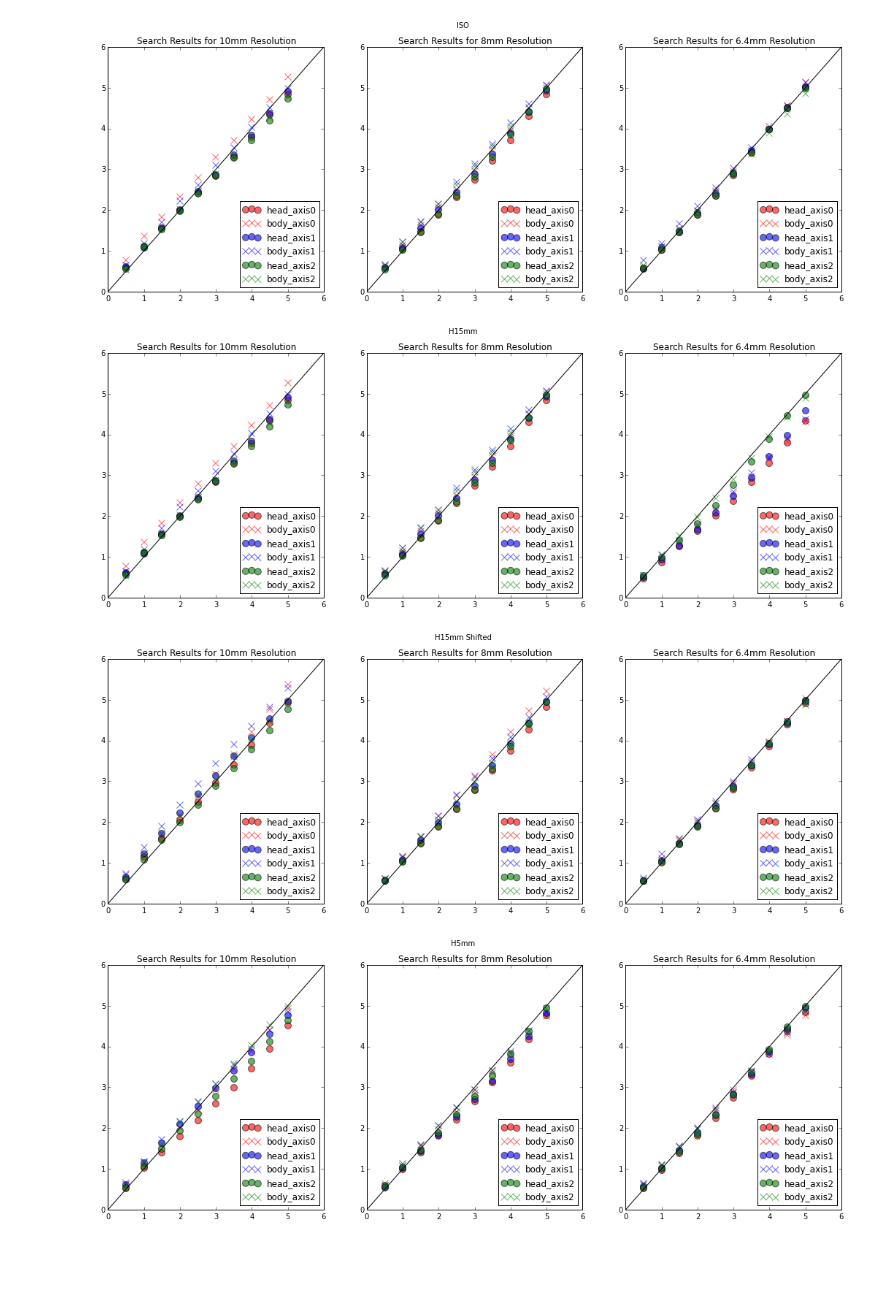
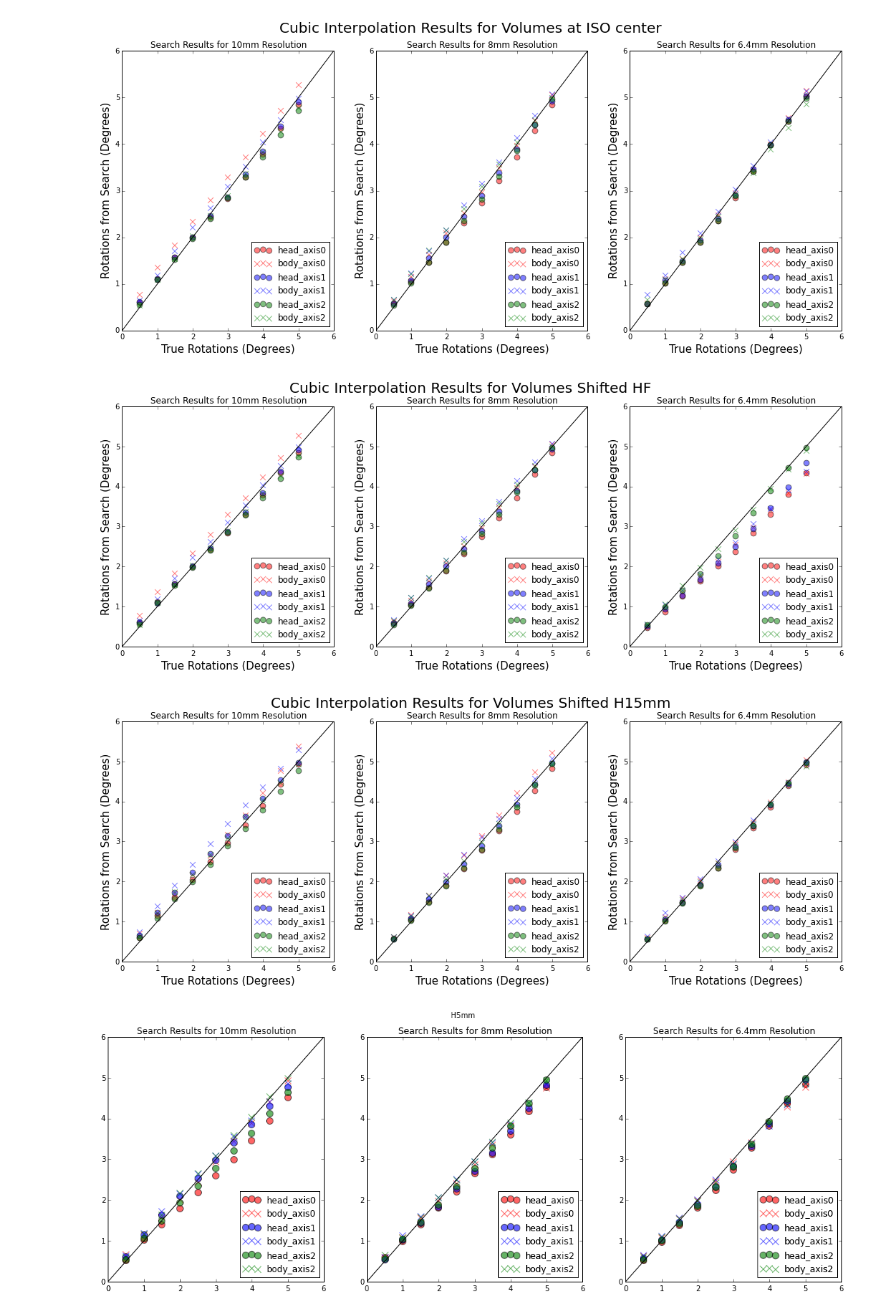
Before and after one commit to zyzdiana/AC297r-Volume-Registration, a Jupyter notebook: Thesis/July30_Data_Scatter_Plots.ipynb, the cells around one changed output. Cells and saved outputs as stored; diff of their text form; code cells hidden in the pictures; blank space fills up the shorter version.

```diff
--- a/Thesis/July30_Data_Scatter_Plots.ipynb
+++ b/Thesis/July30_Data_Scatter_Plots.ipynb
@@ -87,7 +87,7 @@ def scatter_plot(cost_dict, res, rot='iso'):
                     m = 'x'
                 cost = cost_dict[i][deg][coil]
                 y = abs(thetas[np.argmin(cost,axis=0)])
-                plt.scatter(deg, y, s = 80, c = colors[i],alpha = 0.6,marker=m,label = label)
+                plt.scatter(deg, y, s = 60, c = colors[i],alpha = 0.5,marker=m,label = label)
     plt.plot([0,6],[0,6],c='black')
     plt.xlim([0,6])
     plt.ylim([0,6])
@@ -97,24 +97,30 @@ def scatter_plot(cost_dict, res, rot='iso'):
 # %%
 # Cubic iso
 #10mm
 cost_dict_10 = pickle.load(open('/Users/zyzdiana/Dropbox/THESIS/Pickled_Results/july30_cubic_iso_10mm.p','rb'))
 # 8mm
 cost_dict_8 = pickle.load(open('/Users/zyzdiana/Dropbox/THESIS/Pickled_Results/july30_cubic_iso_8mm.p','rb'))
 #6.4mm
 cost_dict_6_4 = pickle.load(open('/Users/zyzdiana/Dropbox/THESIS/Pickled_Results/july30_cubic_iso_6_4mm.p','rb'))
 
 # Scatter Plot
-plt.figure(figsize = [18,6])
+plt.figure(figsize = [18,7])
 plt.subplot(1,3,1)
 scatter_plot(cost_dict_10,'10mm')
+plt.xlabel('True Rotations (Degrees)', fontsize = 15)
+plt.ylabel('Rotations from Search (Degrees)', fontsize = 15)
 plt.subplot(1,3,2)
 scatter_plot(cost_dict_8,'8mm')
+plt.xlabel('True Rotations (Degrees)', fontsize = 15)
+plt.ylabel('Rotations from Search (Degrees)', fontsize = 15)
 plt.subplot(1,3,3)
 scatter_plot(cost_dict_6_4,'6.4mm')
-plt.suptitle('ISO')
+plt.xlabel('True Rotations (Degrees)', fontsize = 15)
+plt.ylabel('Rotations from Search (Degrees)', fontsize = 15)
+plt.suptitle('Cubic Interpolation Results for Volumes at ISO center\n\n', fontsize=20)
 plt.show()
 # %% [output]
-[figure, old version]
+[figure, new version]
 # %%
 # Cubic H15mm
 #10mm
@@ -128,14 +134,20 @@ cost_dict_6_4 = pickle.load(open('/Users/zyzdiana/Dropbox/THESIS/Pickled_Results
 plt.figure(figsize = [18,6])
 plt.subplot(1,3,1)
 scatter_plot(cost_dict_10,'10mm')
+plt.xlabel('True Rotations (Degrees)', fontsize = 15)
+plt.ylabel('Rotations from Search (Degrees)', fontsize = 15)
 plt.subplot(1,3,2)
 scatter_plot(cost_dict_8,'8mm')
+plt.xlabel('True Rotations (Degrees)', fontsize = 15)
+plt.ylabel('Rotations from Search (Degrees)', fontsize = 15)
 plt.subplot(1,3,3)
 scatter_plot(cost_dict_6_4,'6.4mm')
-plt.suptitle('H15mm')
+plt.xlabel('True Rotations (Degrees)', fontsize = 15)
+plt.ylabel('Rotations from Search (Degrees)', fontsize = 15)
+plt.suptitle('Cubic Interpolation Results for Volumes Shifted HF \n\n', fontsize=20)
 plt.show()
 # %% [output]
-[figure, old version]
+[figure, new version]
 # %%
 # Cubic H15mm registered with center shifted
 #10mm
@@ -149,14 +161,20 @@ cost_dict_6_4 = pickle.load(open('/Users/zyzdiana/Dropbox/THESIS/Pickled_Results
 plt.figure(figsize = [18,6])
 plt.subplot(1,3,1)
 scatter_plot(cost_dict_10,'10mm')
+plt.xlabel('True Rotations (Degrees)', fontsize = 15)
+plt.ylabel('Rotations from Search (Degrees)', fontsize = 15)
 plt.subplot(1,3,2)
 scatter_plot(cost_dict_8,'8mm')
+plt.xlabel('True Rotations (Degrees)', fontsize = 15)
+plt.ylabel('Rotations from Search (Degrees)', fontsize = 15)
 plt.subplot(1,3,3)
 scatter_plot(cost_dict_6_4,'6.4mm')
-plt.suptitle('H15mm Shifted')
+plt.xlabel('True Rotations (Degrees)', fontsize = 15)
+plt.ylabel('Rotations from Search (Degrees)', fontsize = 15)
+plt.suptitle('Cubic Interpolation Results for Volumes Shifted H15mm \n\n', fontsize=20)
 plt.show()
 # %% [output]
-[figure, old version]
+[figure, new version]
 # %%
 # Cubic H5mm
 #10mm
```
Also changed, not shown: parts of 3 cells of this notebook, 4 other files.
